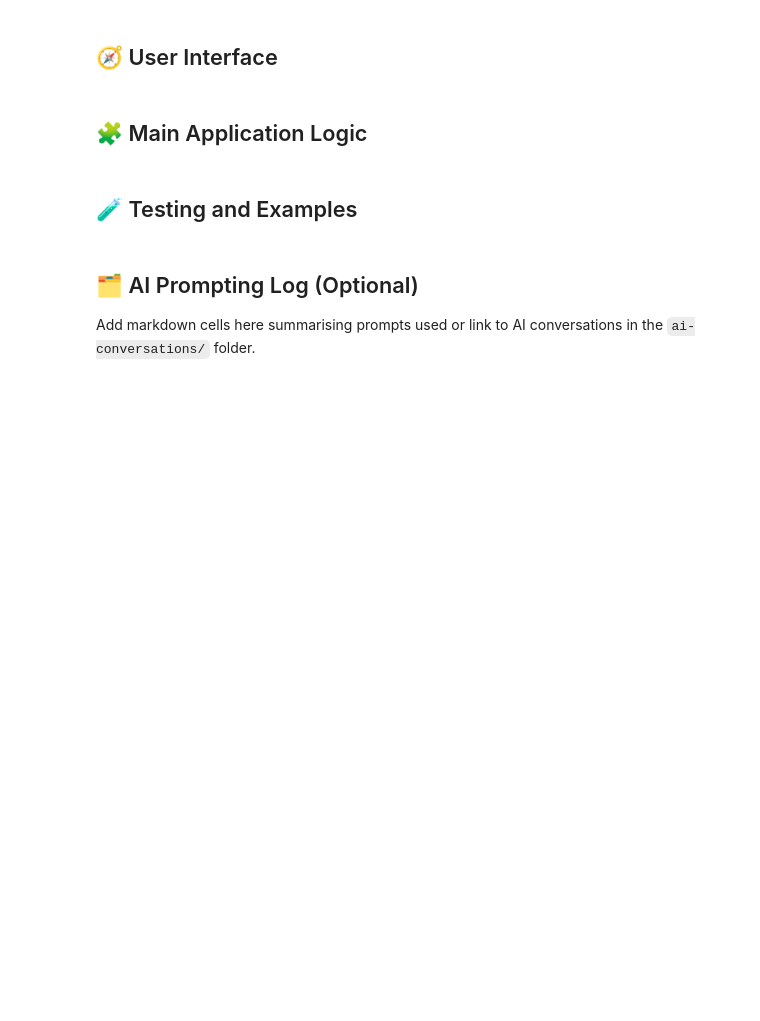
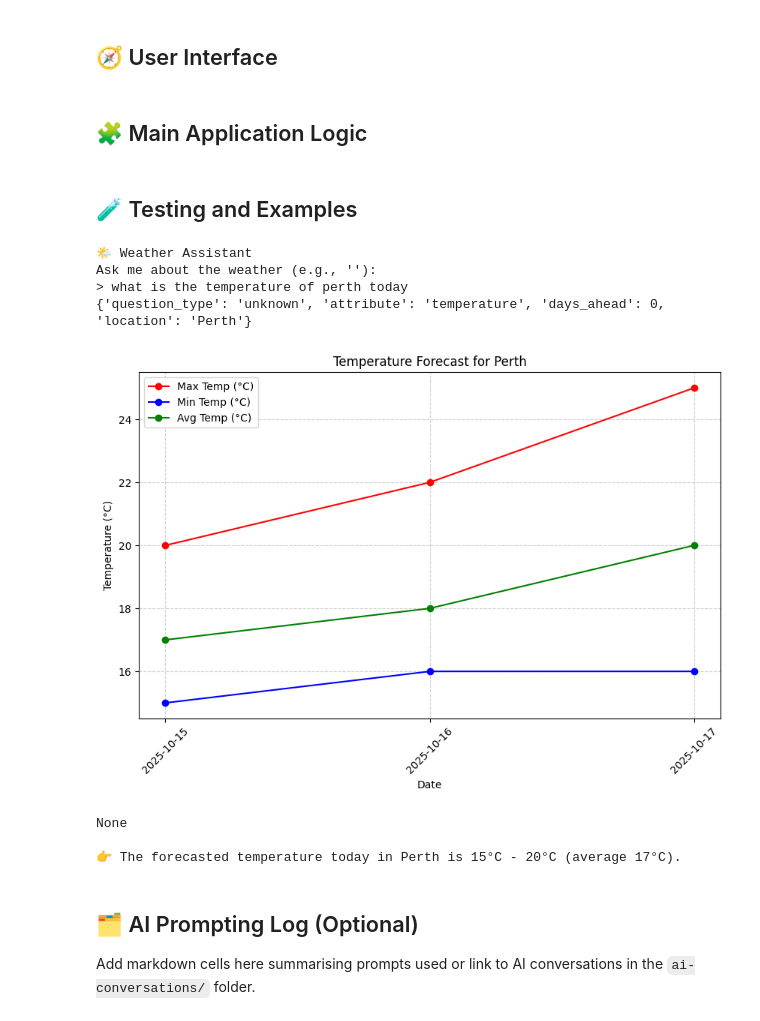
Before and after one commit to qashrabany/23292424_Assignment2, a Jupyter notebook: starter_notebook.ipynb, the cells around one changed output. Drawn from its saved outputs; the diff is of its cells as text; code cells hidden in the pictures; blank space fills up the shorter version.

Commit message:
fixed perse_weather_question and updated main logic

```diff
--- a/starter_notebook.ipynb
+++ b/starter_notebook.ipynb
@@ -408,3 +430,32 @@ def generate_weather_response(parsed_question, weather_data):
+# %%
+# Include sample input/output for each function
+def main():
+    print("🌤️ Weather Assistant")
+    question = input("Ask me about the weather (e.g., ''):\n> ")
+
+    parsed = parse_weather_question(question)
+    print(parsed)
+    weather_data = get_weather_data(parsed["location"], forecast_days=3)  # max 3 with wttr.in
+    if not weather_data:
+        print("Could not fetch weather data.")
+        return
+
+    response = generate_weather_response(parsed, weather_data)
+    print("\n👉 " + response)
+
+
+# Example run
+if __name__ == "__main__":
+    main()
+# %% [output]
+🌤️ Weather Assistant
+Ask me about the weather (e.g., ''):
+> what is the temperature of perth today
+{'question_type': 'unknown', 'attribute': 'temperature', 'days_ahead': 0, 'location': 'Perth'}
+[figure, added]
+None
+
+👉 The forecasted temperature today in Perth is 15°C - 20°C (average 17°C).
 # %% [markdown]
 ## 🗂️ AI Prompting Log (Optional)
 Add markdown cells here summarising prompts used or link to AI conversations in the `ai-conversations/` folder.
```
Also changed, not shown: parts of 2 cells of this notebook.
